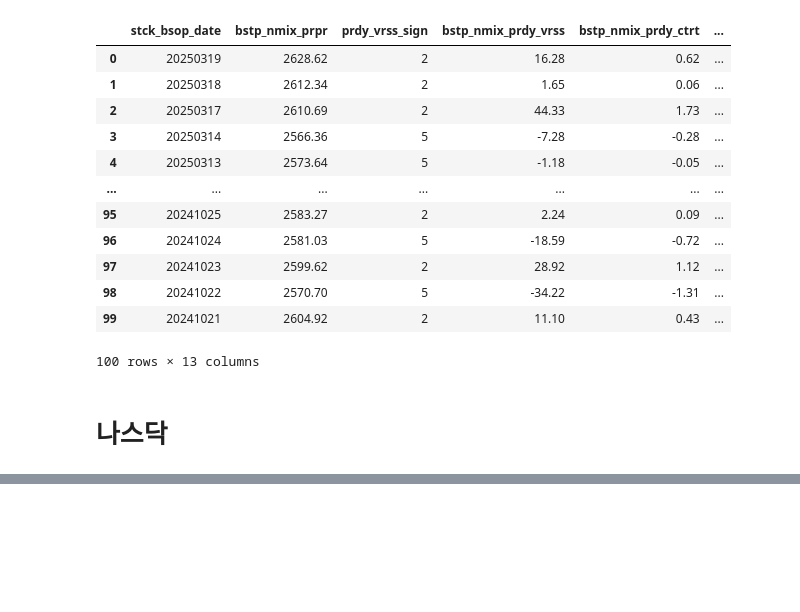
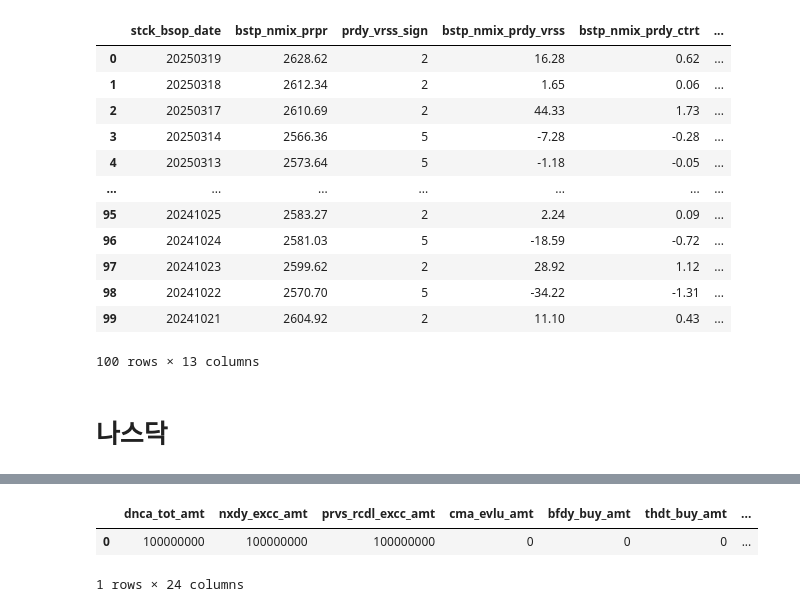
Before and after one commit to glace158/stockTrading, a Jupyter notebook: stock.ipynb, the cells around one changed output, grey strips where cells are left out. Cells and saved outputs as stored; diff of their text form; code cells hidden in the pictures; blank space fills up the shorter version.

```diff
--- a/stock.ipynb
+++ b/stock.ipynb
@@ -397,0 +355,7 @@ body(output1={'ovrs_nmix_prdy_vrss': '37.73', 'prdy_vrss_sign': '2', 'prdy_ctrt'
+# %%
+kb.get_inquire_balance_obj()
+# dnca_tot_amt , bfdy_buy_amt, thdt_buy_amt, tot_evlu_amt, nass_amt
+# %% [output]
+|  | dnca_tot_amt | nxdy_excc_amt | prvs_rcdl_excc_amt | cma_evlu_amt | bfdy_buy_amt | thdt_buy_amt | ... |
+| 0 | 100000000 | 100000000 | 100000000 | 0 | 0 | 0 | ... |
+1 rows × 24 columns
```
Also changed, not shown: parts of 6 cells of this notebook, 5 other files.
